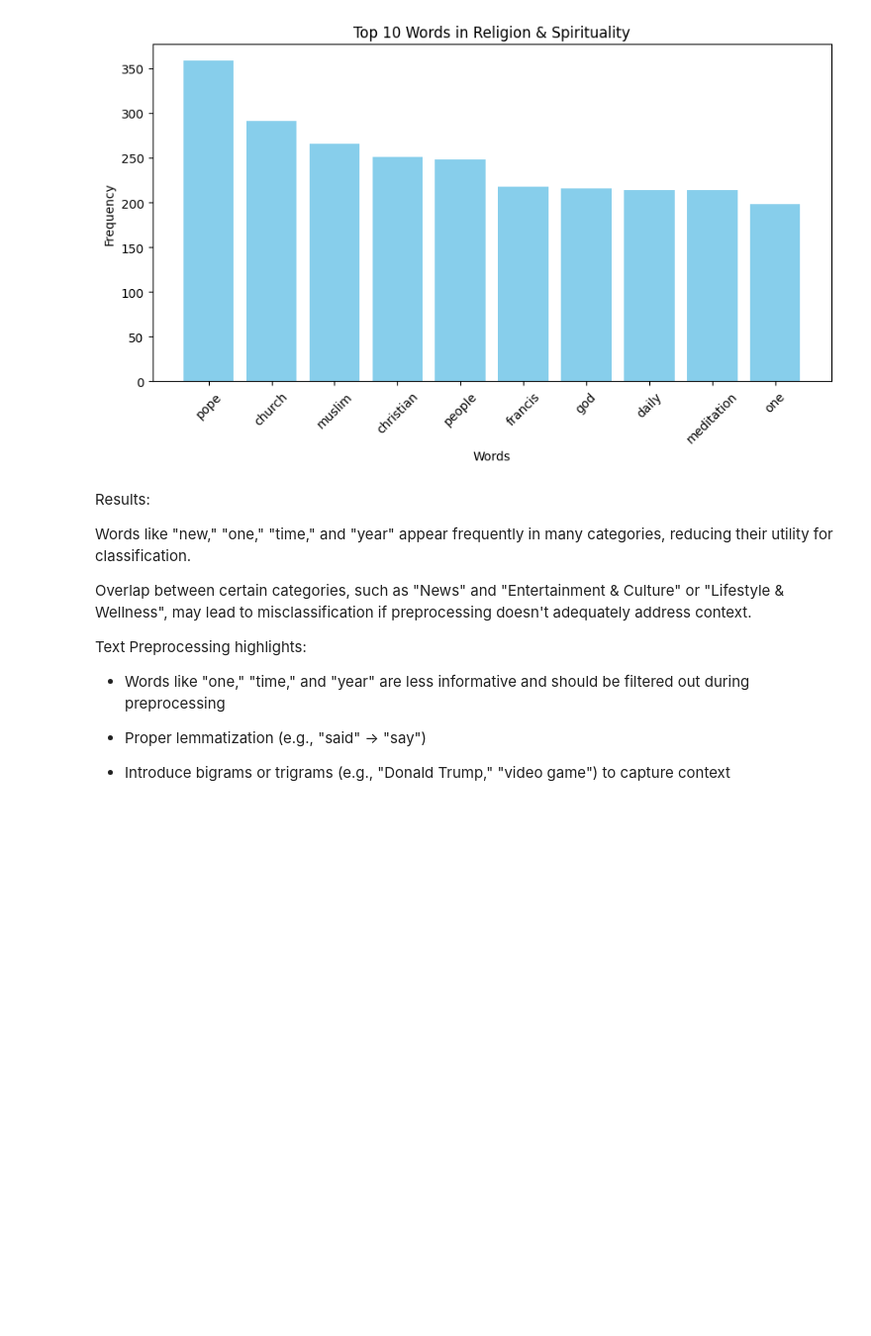
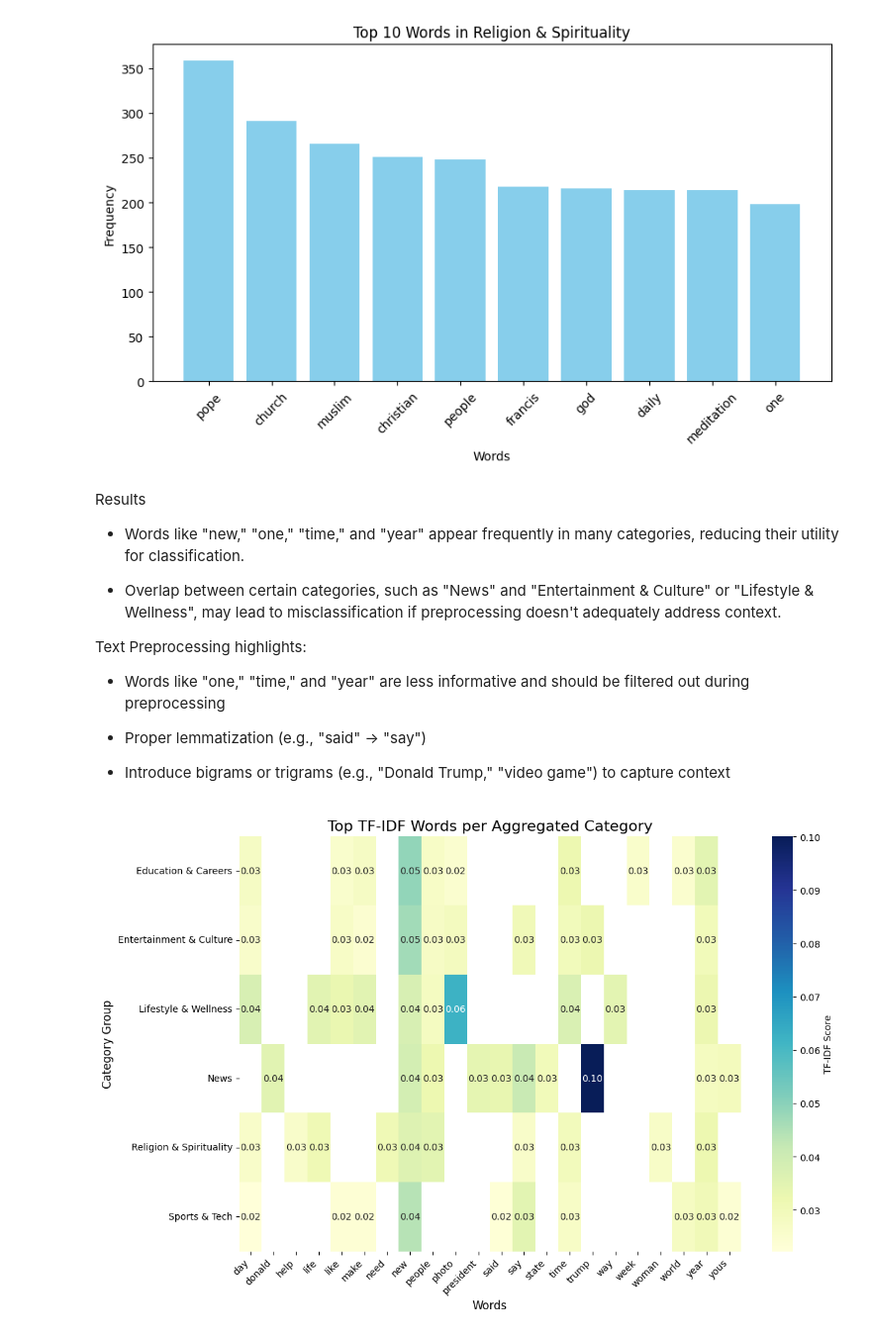
Before and after one commit to YPolina/News, a Jupyter notebook: EDA.ipynb, the cells around one changed output. Shown at 99% size. Drawn from its saved outputs; the diff is of its cells as text; code cells hidden in the pictures; blank space fills up the shorter version.

```diff
--- a/EDA.ipynb
+++ b/EDA.ipynb
@@ -102,11 +107,11 @@ Most Common Words in Sports & Tech: [('game', 660), ('new', 635), ('player', 528
 Most Common Words in Religion & Spirituality: [('pope', 359), ('church', 291), ('muslim', 266), ('christian', 251), ('people', 248), ('francis', 218), ('god', 216), ('daily', 214), ('meditation', 214) ...
 [figure]
 # %% [markdown]
-Results:
+Results
 
-Words like "new," "one," "time," and "year" appear frequently in many categories, reducing their utility for classification.
+- Words like "new," "one," "time," and "year" appear frequently in many categories, reducing their utility for classification.
 
-Overlap between certain categories, such as "News" and "Entertainment & Culture" or "Lifestyle & Wellness", may lead to misclassification if preprocessing doesn't adequately address context.
+- Overlap between certain categories, such as "News" and "Entertainment & Culture" or "Lifestyle & Wellness", may lead to misclassification if preprocessing doesn't adequately address context.
 
 Text Preprocessing highlights:
 
@@ -115,3 +120,8 @@ Text Preprocessing highlights:
 - Proper lemmatization (e.g., "said" → "say")
 
 - Introduce bigrams or trigrams (e.g., "Donald Trump," "video game") to capture context
+# %%
+#tf-idf analysis
+eda.words_tfidf_per_big_category(category_groups=aggregated_categories)
+# %% [output]
+[figure, added]
```
Also changed, not shown: parts of 5 cells of this notebook, 1 other file.
